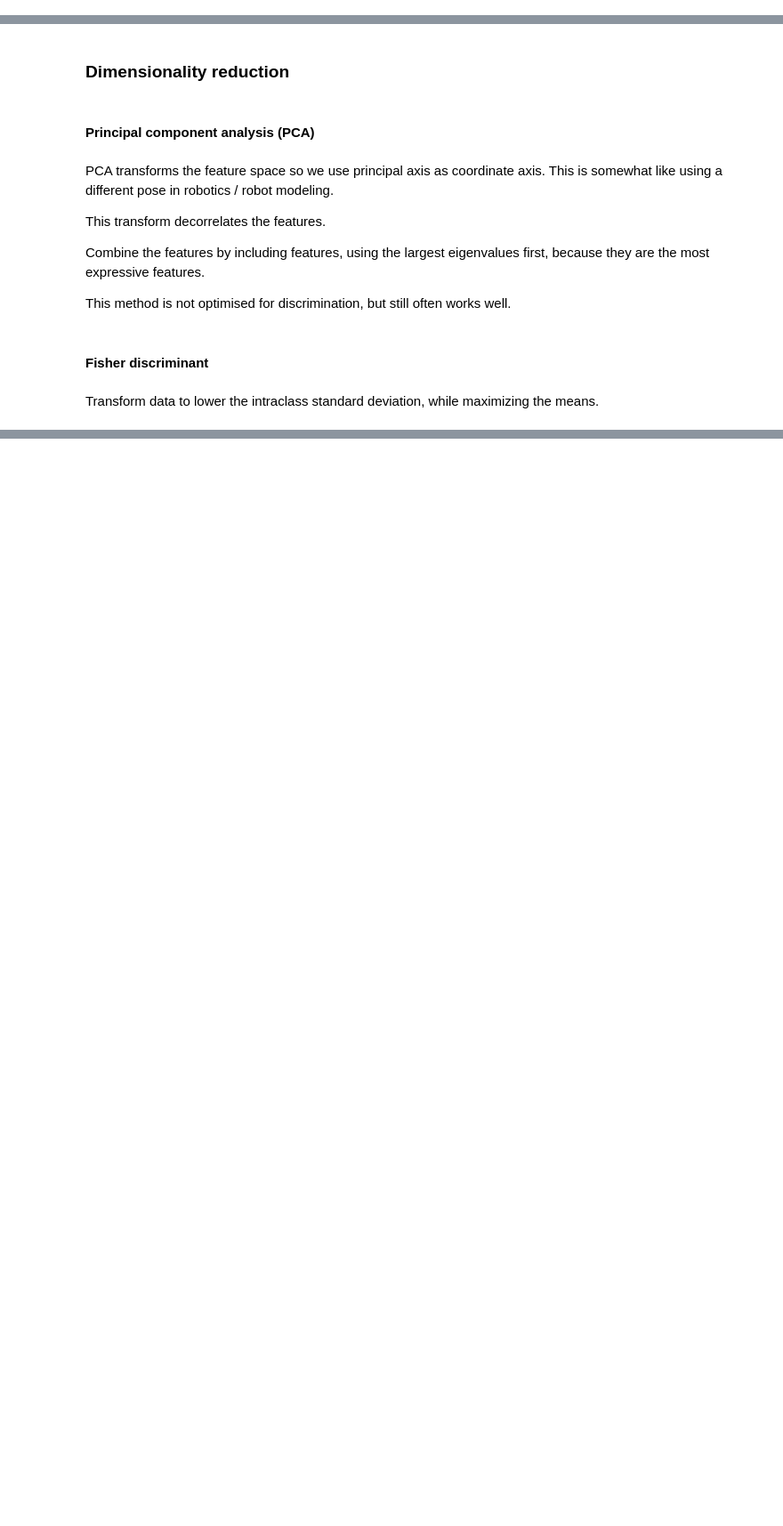
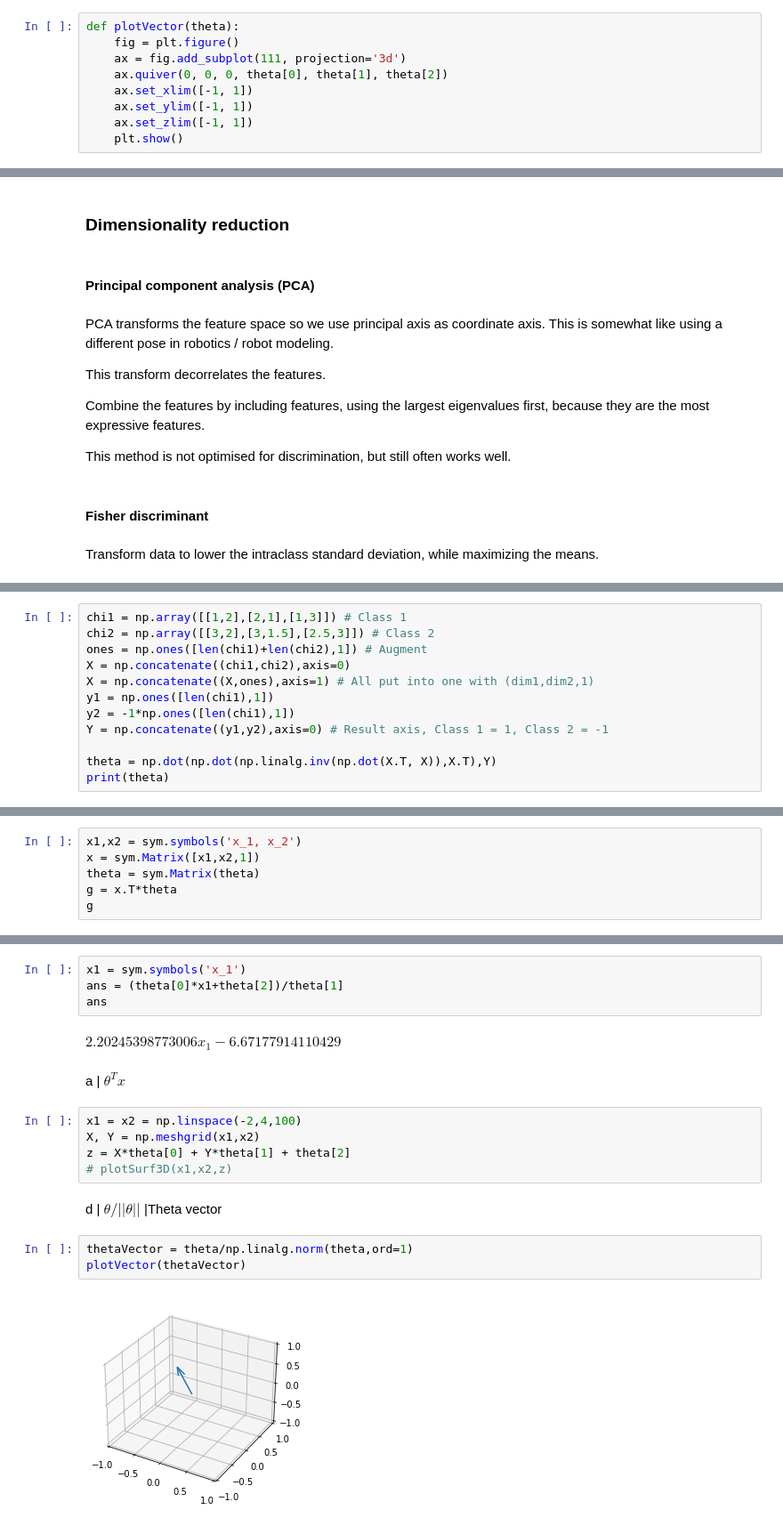
Before and after one commit to andreasnonslid/examPrepELE520, a Jupyter notebook: main.ipynb, the cells around one changed output, grey strips where cells are left out. Shown: that part at 89% size. Saved outputs shown, nothing was run; the diff lists cells and outputs as text; blank space fills up the shorter version.

```diff
--- a/main.ipynb
+++ b/main.ipynb
@@ -78 +122,10 @@ def plotMultipleSurf3D(x,y,p,colors=None):
+# %%
+def plotVector(theta):
+    fig = plt.figure()
+    ax = fig.add_subplot(111, projection='3d')
+    ax.quiver(0, 0, 0, theta[0], theta[1], theta[2])
+    ax.set_xlim([-1, 1])
+    ax.set_ylim([-1, 1])
+    ax.set_zlim([-1, 1])
+    plt.show()
 # %% [markdown]
@@ -974,0 +1074,12 @@ Transform data to lower the intraclass standard deviation, while maximizing the
+# %%
+chi1 = np.array([[1,2],[2,1],[1,3]]) # Class 1
+chi2 = np.array([[3,2],[3,1.5],[2.5,3]]) # Class 2
+ones = np.ones([len(chi1)+len(chi2),1]) # Augment
+X = np.concatenate((chi1,chi2),axis=0)
+X = np.concatenate((X,ones),axis=1) # All put into one with (dim1,dim2,1)
+y1 = np.ones([len(chi1),1])
+y2 = -1*np.ones([len(chi1),1])
+Y = np.concatenate((y1,y2),axis=0) # Result axis, Class 1 = 1, Class 2 = -1
+
+theta = np.dot(np.dot(np.linalg.inv(np.dot(X.T, X)),X.T),Y)
+print(theta)
@@ -974,0 +1092,6 @@ Transform data to lower the intraclass standard deviation, while maximizing the
+# %%
+x1,x2 = sym.symbols('x_1, x_2')
+x = sym.Matrix([x1,x2,1])
+theta = sym.Matrix(theta)
+g = x.T*theta
+g
@@ -974,0 +1104,20 @@ Transform data to lower the intraclass standard deviation, while maximizing the
+# %%
+x1 = sym.symbols('x_1')
+ans = (theta[0]*x1+theta[2])/theta[1]
+ans
+# %% [output]
+$\displaystyle 2.20245398773006 x_{1} - 6.67177914110429$
+# %% [markdown]
+a | $\theta^Tx$
+# %%
+x1 = x2 = np.linspace(-2,4,100)
+X, Y = np.meshgrid(x1,x2)
+z = X*theta[0] + Y*theta[1] + theta[2]
+# plotSurf3D(x1,x2,z)
+# %% [markdown]
+d | $\theta/||\theta||$ |Theta vector
+# %%
+thetaVector = theta/np.linalg.norm(theta,ord=1)
+plotVector(thetaVector)
+# %% [output]
+[figure, added]
```
Also changed, not shown: parts of 86 cells of this notebook.
